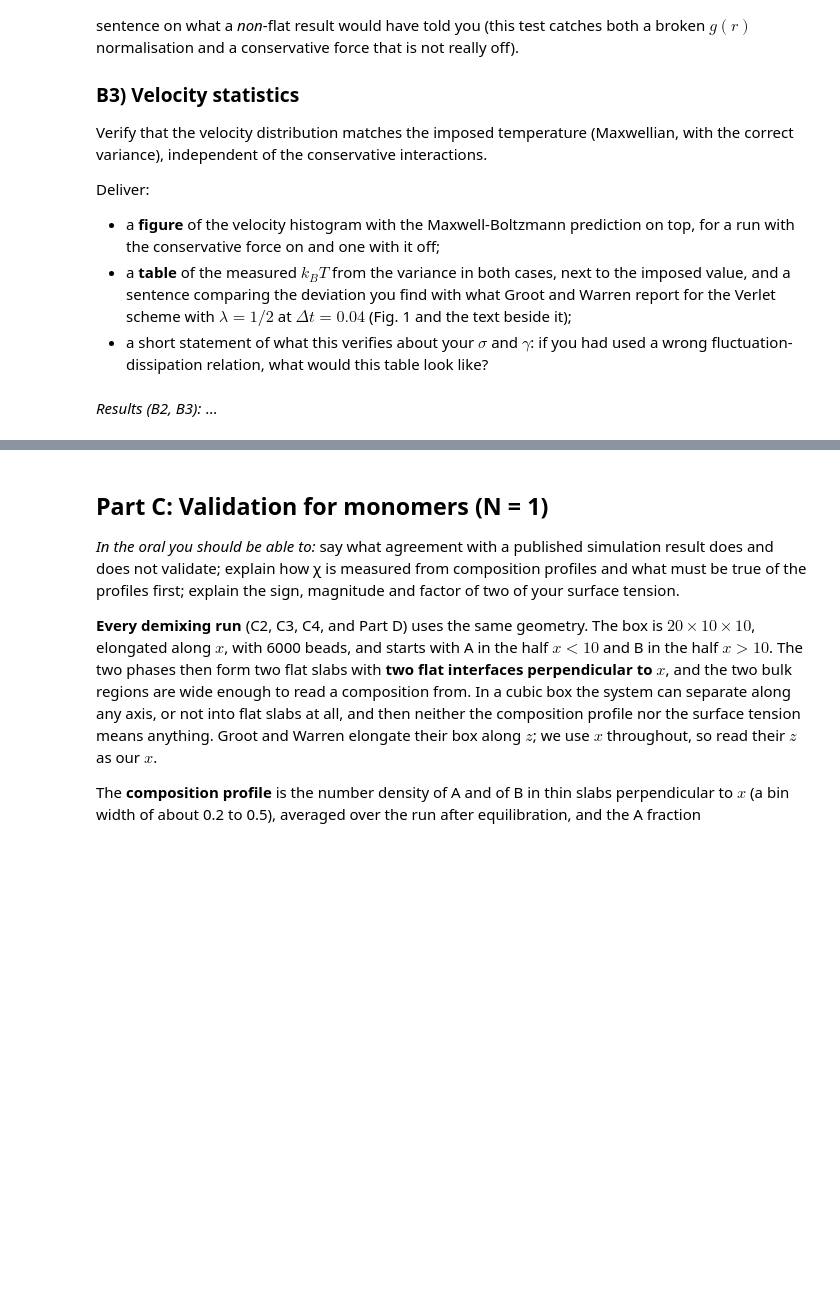
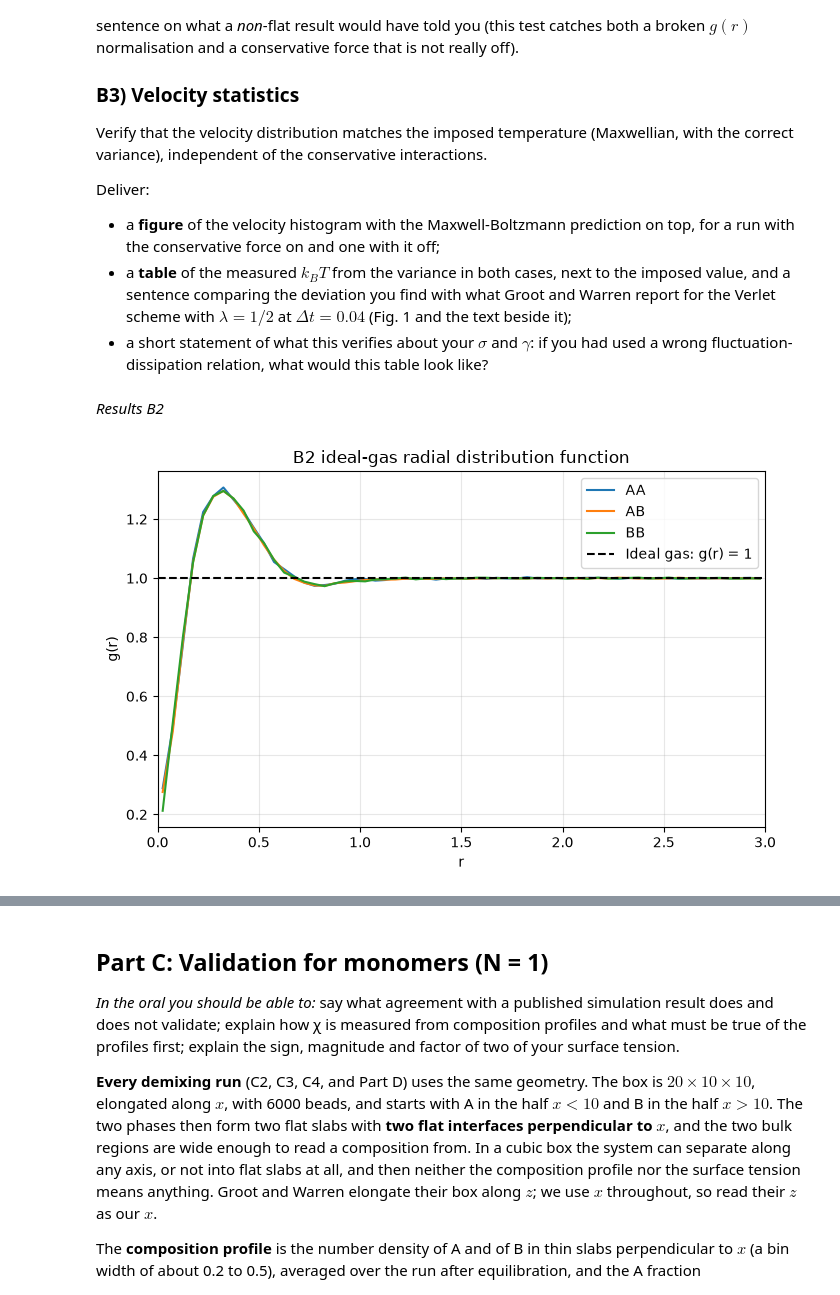
Before and after one commit to datomic117/Particle_based_simulations, a Jupyter notebook: Assignment_3/A3.ipynb, the cells around one changed output, grey strips where cells are left out. Drawn from its saved outputs; the diff is of its cells as text; code cells hidden in the pictures; blank space fills up the shorter version.

```diff
--- a/Assignment_3/A3.ipynb
+++ b/Assignment_3/A3.ipynb
@@ -642,6 +642,48 @@ Deliver:
   $\gamma$: if you had used a wrong fluctuation-dissipation relation,
   what would this table look like?
 # %% [markdown]
-*Results (B2, B3):* …
+*Results B2*
 # %%
-# B2/B3: flat g(r); velocity histogram against Maxwell-Boltzmann
+#B2/B3:
+from pathlib import Path
+
+import pandas as pd
+import matplotlib.pyplot as plt
+
+path = Path("data/B2_analysis_rdf.csv")
+df = pd.read_csv(path)
+
+required = {"pair", "r_min", "r_max", "g_r"}
+if not required.issubset(df.columns):
+    raise ValueError(f"Expected columns {required}; found {list(df.columns)}")
+
+for col in ("r_min", "r_max", "g_r"):
+    df[col] = pd.to_numeric(df[col], errors="coerce")
+df = df.dropna(subset=["pair", "r_min", "r_max", "g_r"])
+df["r"] = (df["r_min"] + df["r_max"]) / 2
+
+# This file's g_r values are all zero, so it cannot produce a valid B2 plot.
+if df["g_r"].abs().max() == 0:
+    raise ValueError(
+        "Every g_r value in B2_analysis_rdf.csv is zero. "
+        "The issue is in the C RDF calculation/output, not the Python plotting code."
+    )
+
+fig, ax = plt.subplots(figsize=(7, 4.5))
+for pair, group in df.groupby("pair"):
+    group = group.sort_values("r")
+    ax.plot(group["r"], group["g_r"], label=pair)
+
+ax.axhline(1, color="black", linestyle="--", label="Ideal gas: g(r) = 1")
+ax.set(
+    xlabel="r",
+    ylabel="g(r)",
+    title="B2 ideal-gas radial distribution function",
+    xlim=(0, 3),
+)
+ax.legend()
+ax.grid(alpha=0.3)
+plt.tight_layout()
+plt.show()
+# %% [output]
+[figure, added]
```
Also changed, not shown: parts of 4 cells of this notebook, 23 other files.
